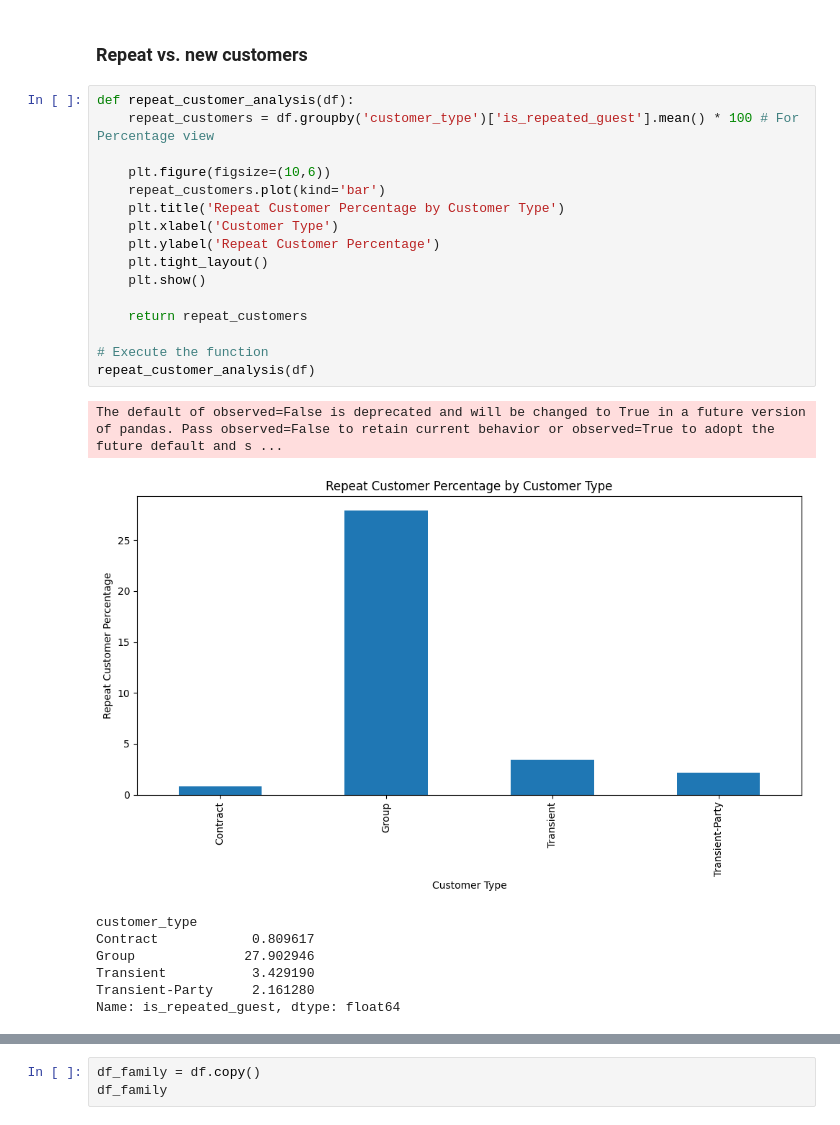
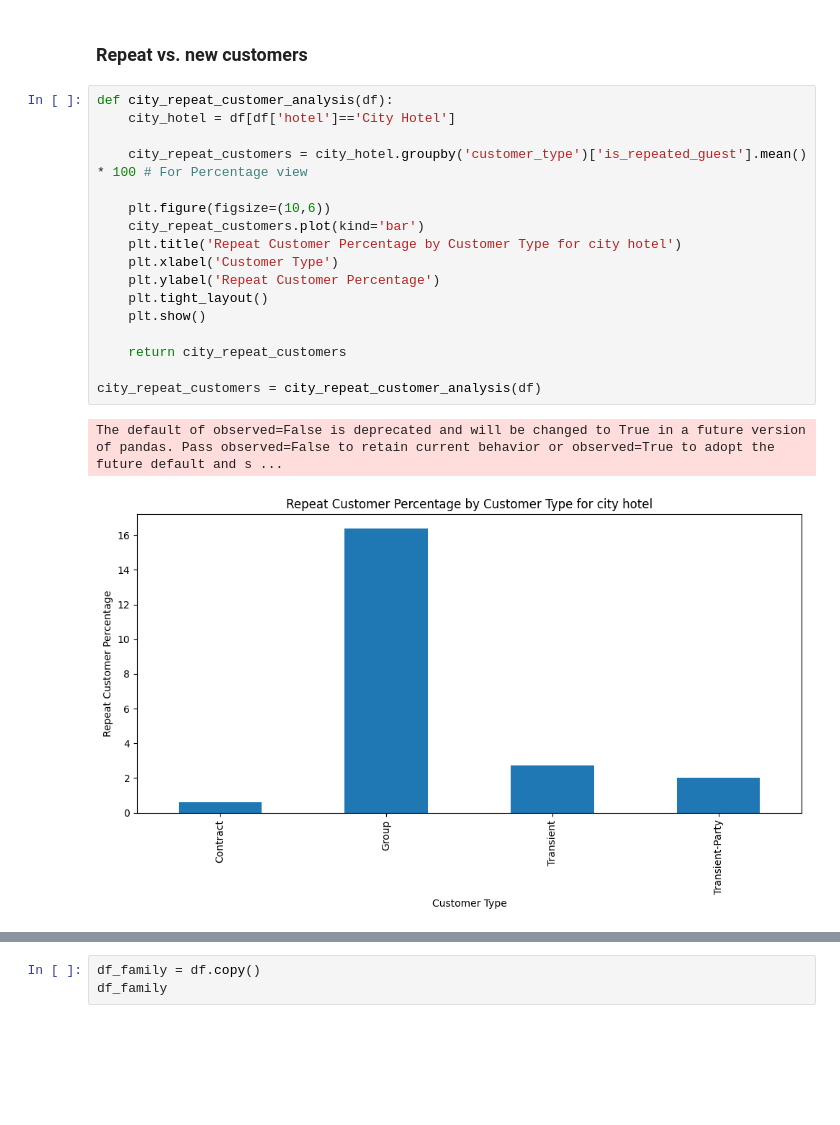
Before and after one commit to asif-mursalin/Data-mining-project, a Jupyter notebook: Project.ipynb, the cells around one changed output, grey strips where cells are left out. Cells and saved outputs as stored; diff of their text form; blank space fills up the shorter version.

```diff
--- a/Project.ipynb
+++ b/Project.ipynb
@@ -695,27 +695,22 @@ Name: count, dtype: int64
 # %% [markdown]
 ### Repeat vs. new customers
 # %%
-def repeat_customer_analysis(df):
-    repeat_customers = df.groupby('customer_type')['is_repeated_guest'].mean() * 100 # For Percentage view
+def city_repeat_customer_analysis(df):
+    city_hotel = df[df['hotel']=='City Hotel']
+
+    city_repeat_customers = city_hotel.groupby('customer_type')['is_repeated_guest'].mean() * 100 # For Percentage view
 
     plt.figure(figsize=(10,6))
-    repeat_customers.plot(kind='bar')
-    plt.title('Repeat Customer Percentage by Customer Type')
+    city_repeat_customers.plot(kind='bar')
+    plt.title('Repeat Customer Percentage by Customer Type for city hotel')
     plt.xlabel('Customer Type')
     plt.ylabel('Repeat Customer Percentage')
     plt.tight_layout()
     plt.show()
 
-    return repeat_customers
+    return city_repeat_customers
 
-# Execute the function
-repeat_customer_analysis(df)
+city_repeat_customers = city_repeat_customer_analysis(df)
 # %% [output]
 The default of observed=False is deprecated and will be changed to True in a future version of pandas. Pass observed=False to retain current behavior or observed=True to adopt the future default and s ...
-[figure, old version]
+[figure, new version]
-customer_type
-Contract            0.809617
-Group              27.902946
-Transient           3.429190
-Transient-Party     2.161280
-Name: is_repeated_guest, dtype: float64
```
Also changed, not shown: parts of 6 cells of this notebook.
